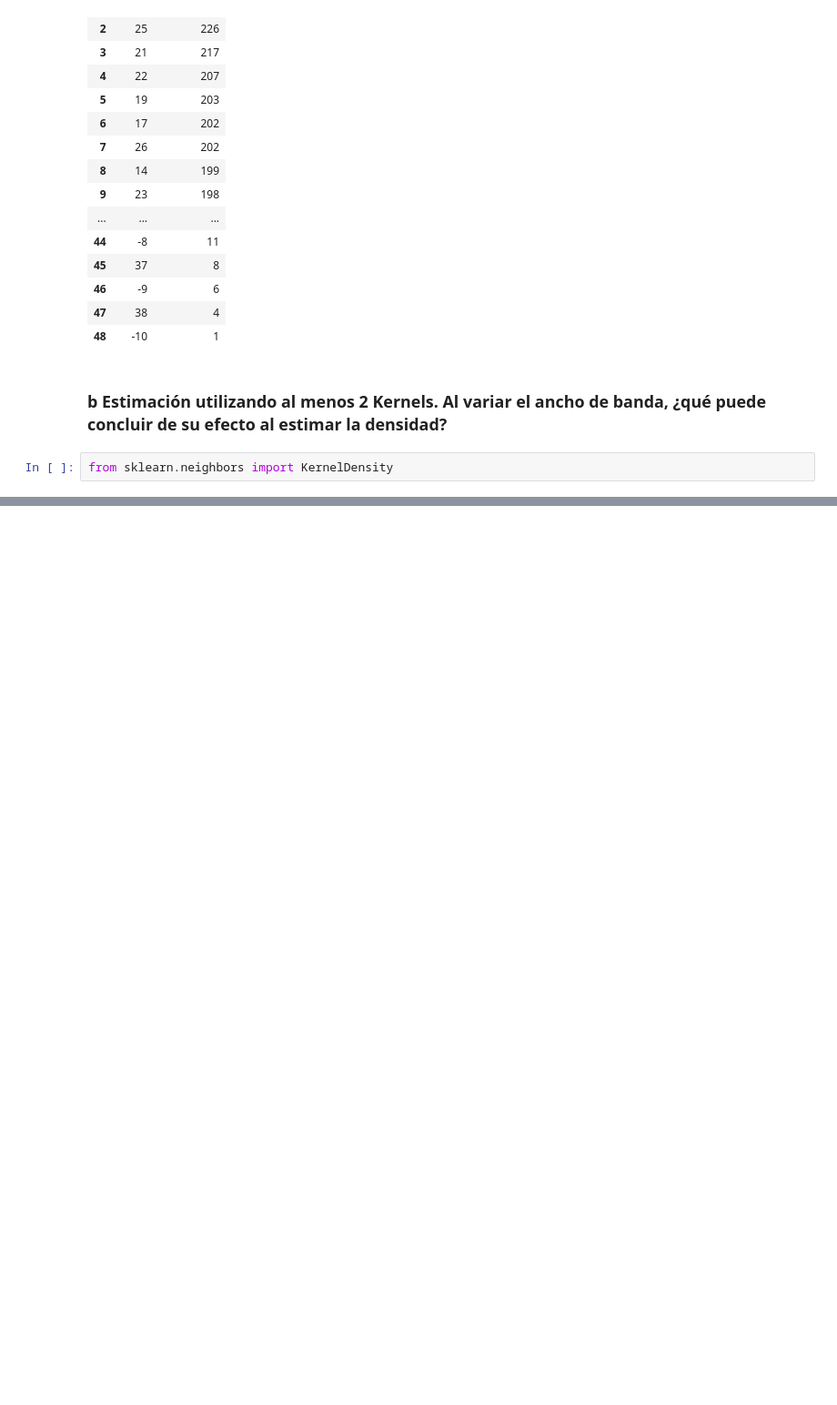
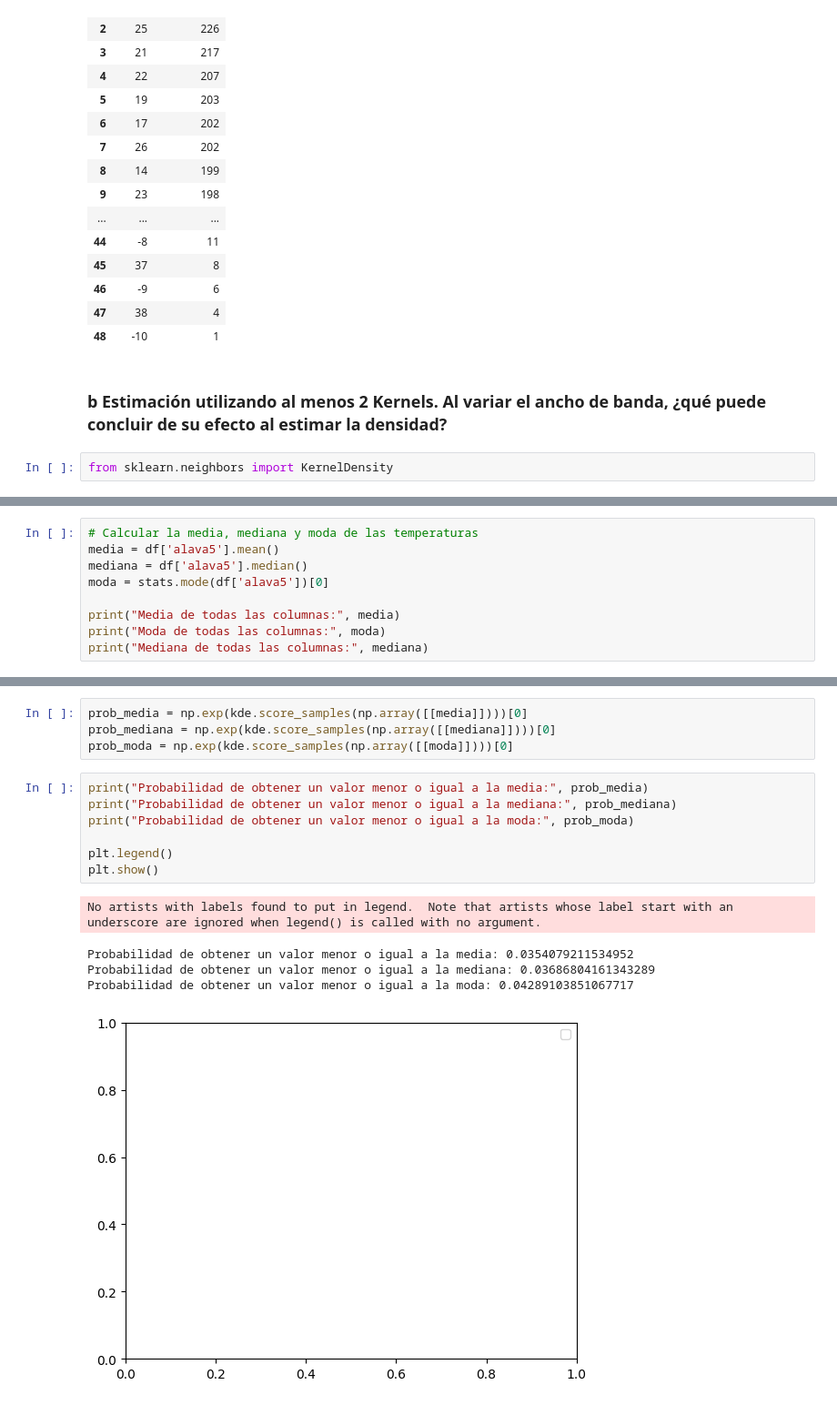
Before and after one commit to stijopa/ENP_Taller_2, a Jupyter notebook: Taller_2.ipynb, the cells around one changed output, grey strips where cells are left out. Shown: that part at 91% size. Drawn from its saved outputs; the diff is of its cells as text; blank space fills up the shorter version.

```diff
--- a/Taller_2.ipynb
+++ b/Taller_2.ipynb
@@ -109,0 +133,9 @@ En resumen, el ancho de banda en la estimación de densidad es un parámetro imp
+# %%
+# Calcular la media, mediana y moda de las temperaturas
+media = df['alava5'].mean()
+mediana = df['alava5'].median()
+moda = stats.mode(df['alava5'])[0]
+
+print("Media de todas las columnas:", media)
+print("Moda de todas las columnas:", moda)
+print("Mediana de todas las columnas:", mediana)
@@ -109,0 +185,17 @@ En resumen, el ancho de banda en la estimación de densidad es un parámetro imp
+# %%
+prob_media = np.exp(kde.score_samples(np.array([[media]])))[0]
+prob_mediana = np.exp(kde.score_samples(np.array([[mediana]])))[0]
+prob_moda = np.exp(kde.score_samples(np.array([[moda]])))[0]
+# %%
+print("Probabilidad de obtener un valor menor o igual a la media:", prob_media)
+print("Probabilidad de obtener un valor menor o igual a la mediana:", prob_mediana)
+print("Probabilidad de obtener un valor menor o igual a la moda:", prob_moda)
+
+plt.legend()
+plt.show()
+# %% [output]
+No artists with labels found to put in legend.  Note that artists whose label start with an underscore are ignored when legend() is called with no argument.
+Probabilidad de obtener un valor menor o igual a la media: 0.0354079211534952
+Probabilidad de obtener un valor menor o igual a la mediana: 0.03686804161343289
+Probabilidad de obtener un valor menor o igual a la moda: 0.04289103851067717
+[figure, added]
```
Also changed, not shown: parts of 17 cells of this notebook.
